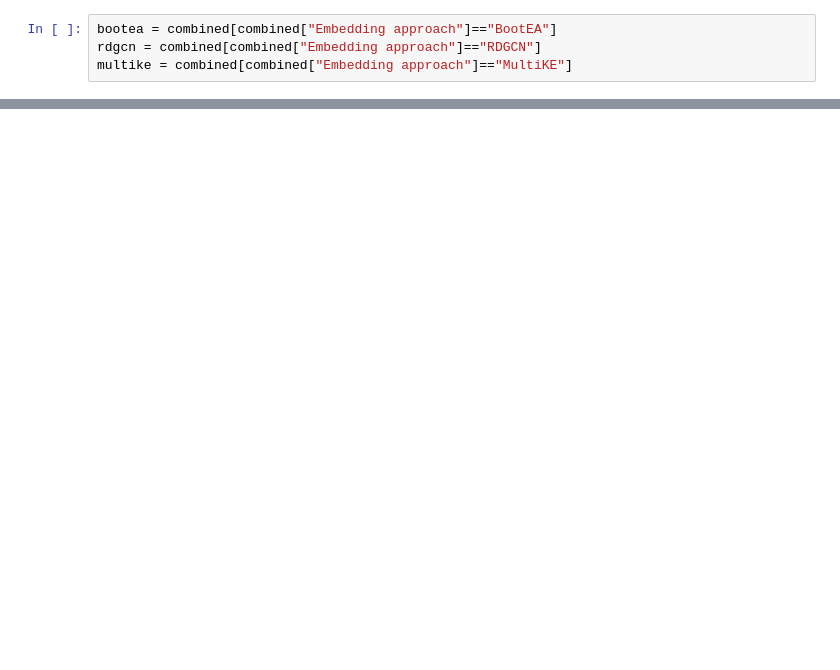
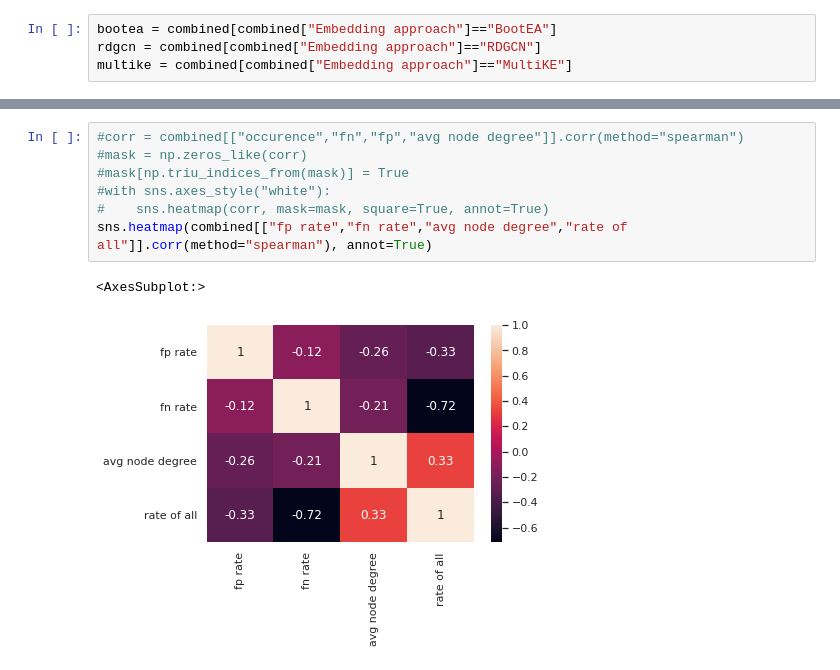
Before and after one commit to jonathanschuchart/eager, a Jupyter notebook: src/analysis/TypeAnalysis.ipynb, the cells around one changed output, grey strips where cells are left out. Cells and saved outputs as stored; diff of their text form; blank space fills up the shorter version.

```diff
--- a/src/analysis/TypeAnalysis.ipynb
+++ b/src/analysis/TypeAnalysis.ipynb
@@ -41,0 +57,10 @@ for label in g.get_xticklabels():
+# %%
+#corr = combined[["occurence","fn","fp","avg node degree"]].corr(method="spearman")
+#mask = np.zeros_like(corr)
+#mask[np.triu_indices_from(mask)] = True
+#with sns.axes_style("white"):
+#    sns.heatmap(corr, mask=mask, square=True, annot=True)
+sns.heatmap(combined[["fp rate","fn rate","avg node degree","rate of all"]].corr(method="spearman"), annot=True)
+# %% [output]
+<AxesSubplot:>
+[figure, added]
```
Also changed, not shown: parts of 15 cells of this notebook, 1 other file.
